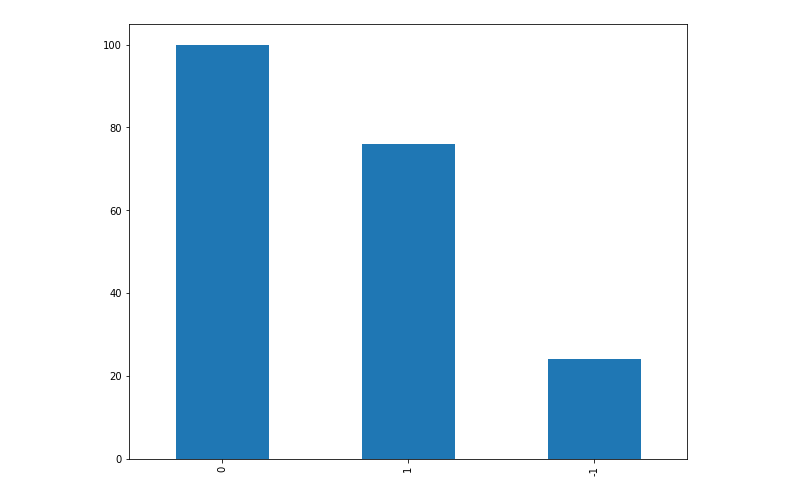
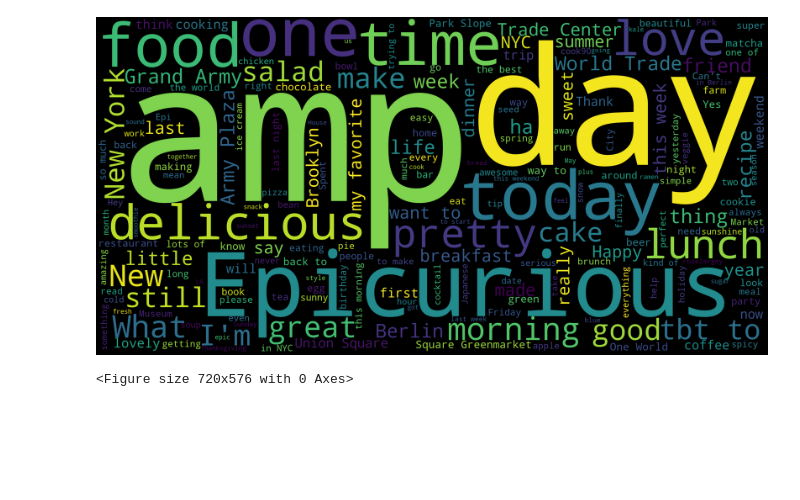
Before and after one commit to 000vince000/twitter, a Jupyter notebook: sentiments.ipynb, the cells around one changed output. Drawn from its saved outputs; the diff is of its cells as text; code cells hidden in the pictures; blank space fills up the shorter version.

Commit message:
added word cloud

```diff
--- a/sentiments.ipynb
+++ b/sentiments.ipynb
@@ -107,17 +80,22 @@ plt.show()
-# %%
-# Creating function for calculating positive, negative and neutral
-# More than 1 --> Positive, equal to 0 --> neutral and less than 0 --> Negative
-def ratio(x):
-    if x > 0:
-        return 1
-    elif x == 0:
-        return 0
-    else:
-        return -1
-df['analysis'] = df['polarity'].apply(ratio)
-# %%
-# Plotting
-df['analysis'].value_counts().plot(kind = 'bar')
-plt.show()
-# %% [output]
-[figure, removed]
+# %%
+#word cloud
+from wordcloud import WordCloud, STOPWORDS
+import matplotlib.pyplot as plt
+text = df.Tweet
+wordcloud = WordCloud(
+    width = 3000,
+    height = 1500,
+    background_color = 'black',
+    stopwords = STOPWORDS).generate(df.Tweet.str.cat(sep=' '))
+fig = plt.figure(
+    figsize = (40, 30),
+    facecolor = 'k',
+    edgecolor = 'k')
+plt.imshow(wordcloud, interpolation = 'bilinear')
+plt.axis('off')
+plt.tight_layout(pad=0)
+plt.show()
+plt.savefig('katherine_sacks_word_cloud')
+# %% [output]
+[figure, added]
+<Figure size 720x576 with 0 Axes>
```
Also changed, not shown: parts of 14 cells of this notebook.
